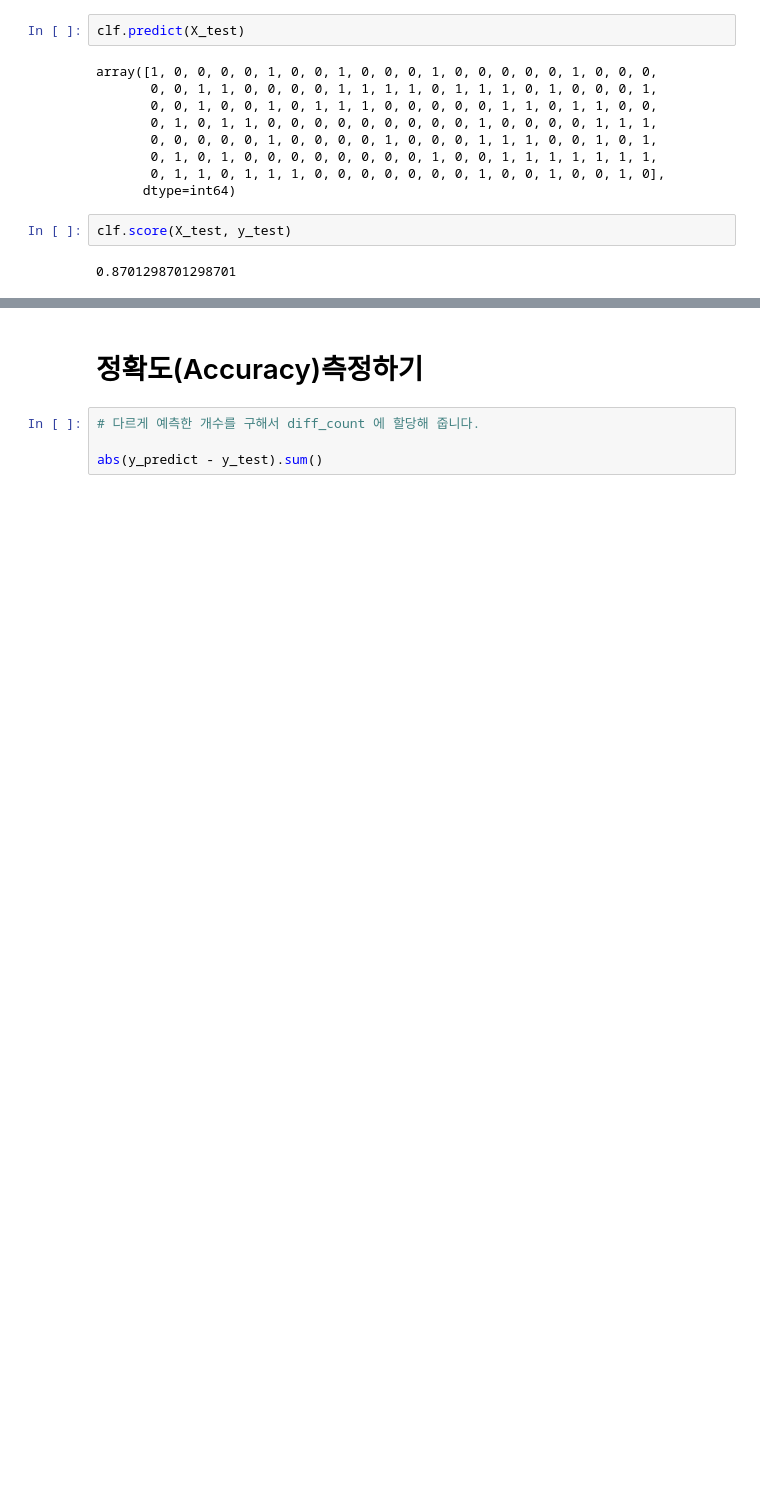
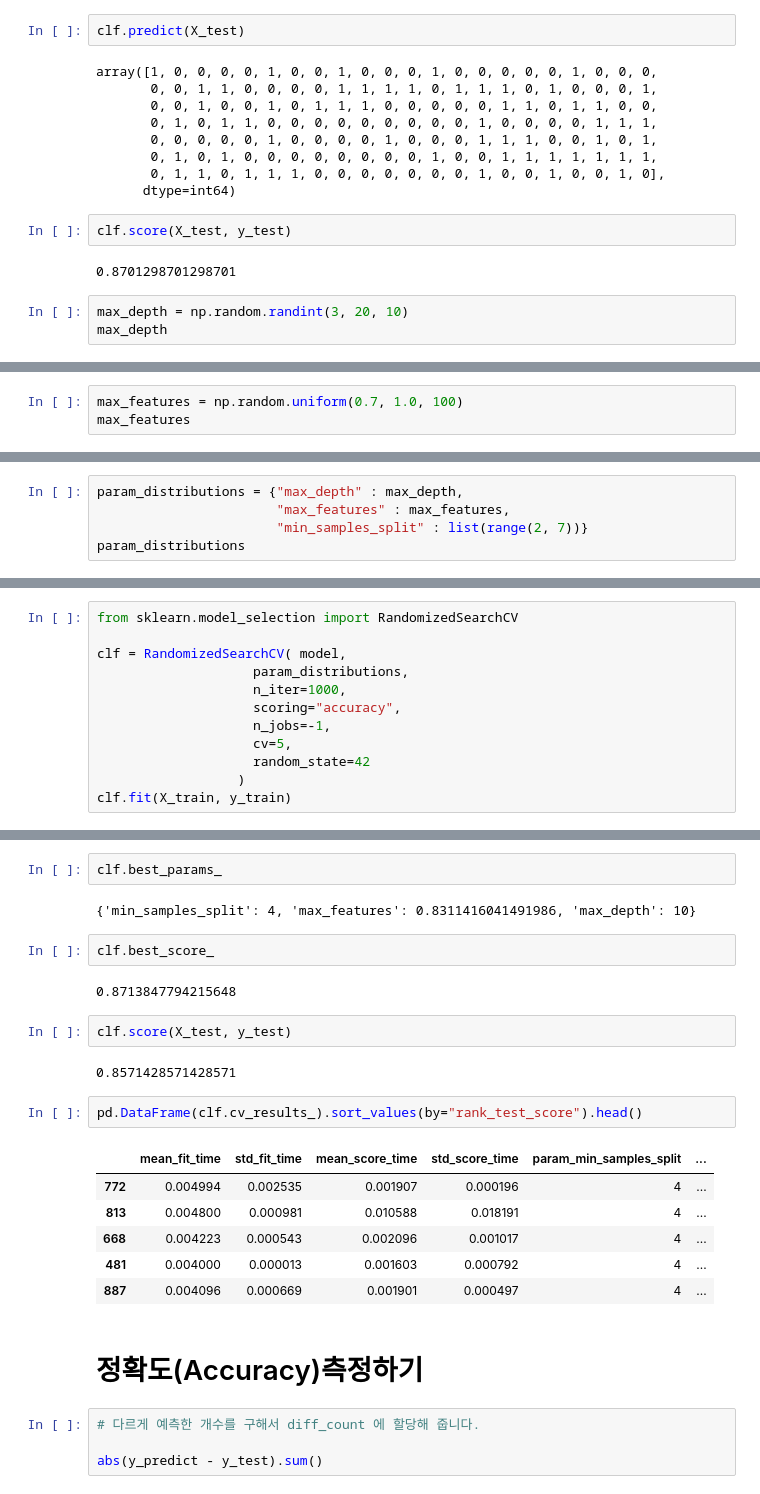
Before and after one commit to baesku789/jupyter, a Jupyter notebook: pima-classfication-baseline-03.ipynb, the cells around one changed output, grey strips where cells are left out. Drawn from its saved outputs; the diff is of its cells as text; blank space fills up the shorter version.

```diff
--- a/pima-classfication-baseline-03.ipynb
+++ b/pima-classfication-baseline-03.ipynb
@@ -169,3 +186,6 @@ array([1, 0, 0, 0, 0, 1, 0, 0, 1, 0, 0, 0, 1, 0, 0, 0, 0, 0, 1, 0, 0, 0,
 clf.score(X_test, y_test)
 # %% [output]
 0.8701298701298701
+# %%
+max_depth = np.random.randint(3, 20, 10)
+max_depth
@@ -171,0 +198,3 @@ clf.score(X_test, y_test)
+# %%
+max_features = np.random.uniform(0.7, 1.0, 100)
+max_features
@@ -171,0 +222,5 @@ clf.score(X_test, y_test)
+# %%
+param_distributions = {"max_depth" : max_depth,
+                       "max_features" : max_features,
+                       "min_samples_split" : list(range(2, 7))}
+param_distributions
@@ -171,0 +245,12 @@ clf.score(X_test, y_test)
+# %%
+from sklearn.model_selection import RandomizedSearchCV
+
+clf = RandomizedSearchCV( model,
+                    param_distributions,
+                    n_iter=1000,
+                    scoring="accuracy",
+                    n_jobs=-1,
+                    cv=5,
+                    random_state=42
+                  )
+clf.fit(X_train, y_train)
@@ -172,3 +274,24 @@ clf.score(X_test, y_test)
+# %%
+clf.best_params_
+# %% [output]
+{'min_samples_split': 4, 'max_features': 0.8311416041491986, 'max_depth': 10}
+# %%
+clf.best_score_
+# %% [output]
+0.8713847794215648
+# %%
+clf.score(X_test, y_test)
+# %% [output]
+0.8571428571428571
+# %%
+pd.DataFrame(clf.cv_results_).sort_values(by="rank_test_score").head()
+# %% [output]
+|  | mean_fit_time | std_fit_time | mean_score_time | std_score_time | param_min_samples_split | ... |
+| 772 | 0.004994 | 0.002535 | 0.001907 | 0.000196 | 4 | ... |
+| 813 | 0.004800 | 0.000981 | 0.010588 | 0.018191 | 4 | ... |
+| 668 | 0.004223 | 0.000543 | 0.002096 | 0.001017 | 4 | ... |
+| 481 | 0.004000 | 0.000013 | 0.001603 | 0.000792 | 4 | ... |
+| 887 | 0.004096 | 0.000669 | 0.001901 | 0.000497 | 4 | ... |
 # %% [markdown]
 # 정확도(Accuracy)측정하기
 # %%
```
Also changed, not shown: parts of 14 cells of this notebook.
